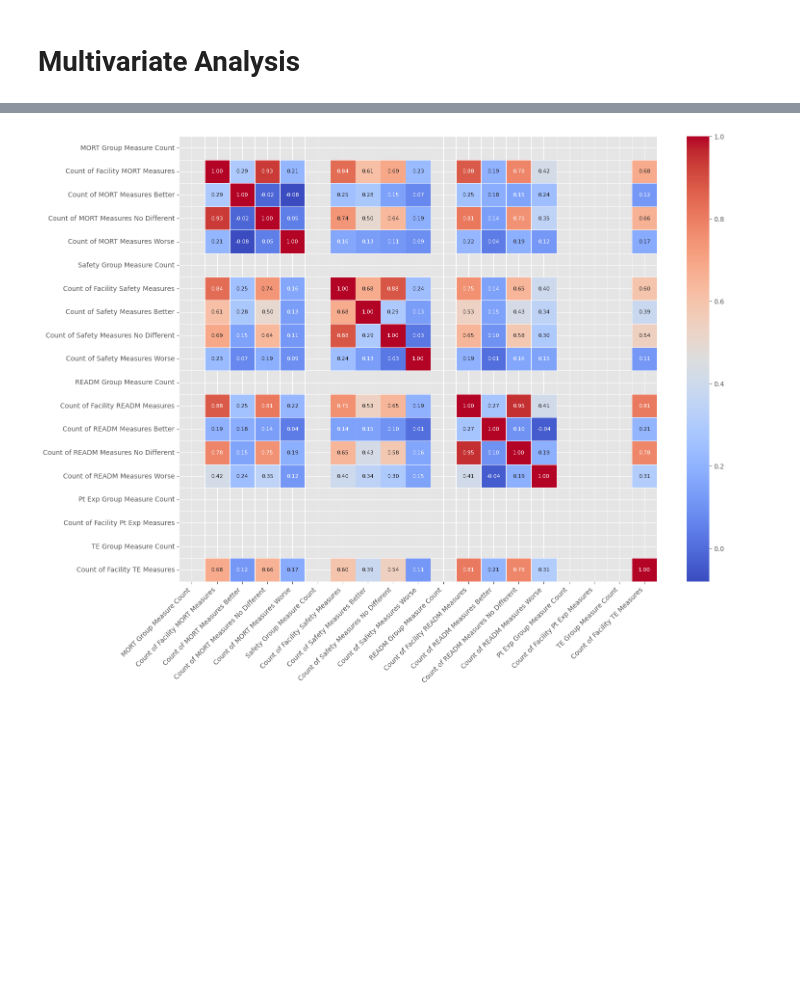
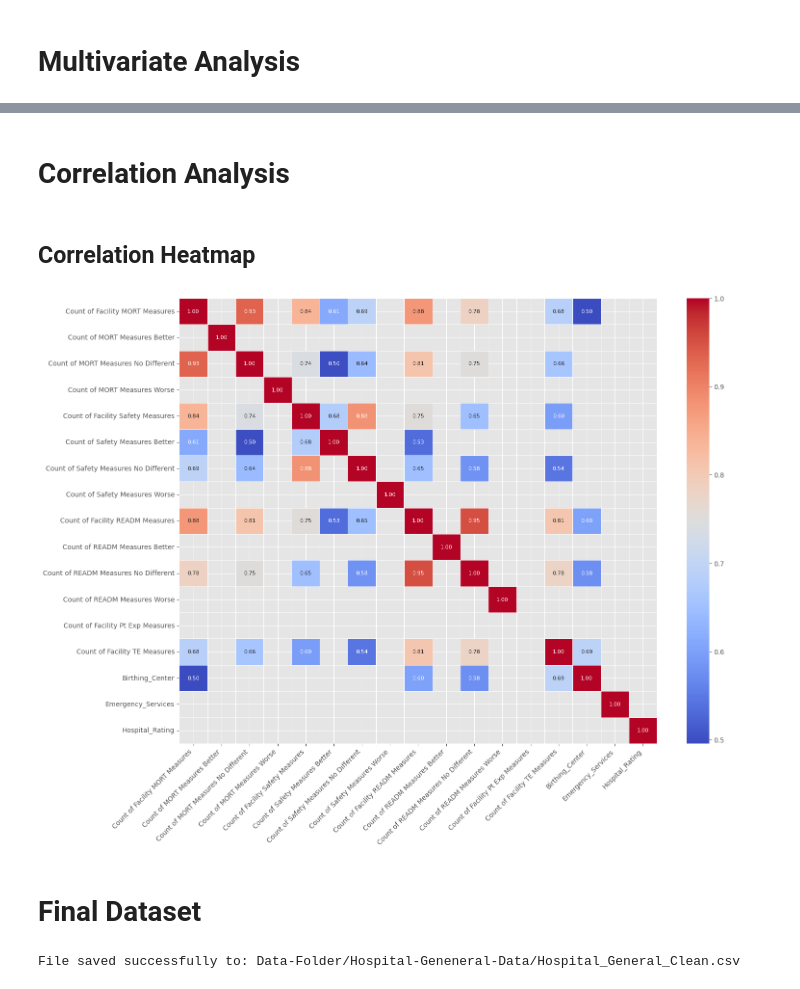
Before and after one commit to austinmallie/ADS599_Capstone, a Jupyter notebook: EDA/HospitalGeneral_EDA.ipynb, the cells around one changed output, grey strips where cells are left out. Drawn from its saved outputs; the diff is of its cells as text; code cells hidden in the pictures; blank space fills up the shorter version.

```diff
--- a/EDA/HospitalGeneral_EDA.ipynb
+++ b/EDA/HospitalGeneral_EDA.ipynb
@@ -113,0 +549,25 @@ for col in object_convert:
+# %%
+#convert count columns to numeric
+count_cols = [
+    "Count of Facility MORT Measures",
+    "Count of MORT Measures Better",
+    "Count of MORT Measures No Different",
+    "Count of MORT Measures Worse",
+    "Count of Facility Safety Measures",
+    "Count of Safety Measures Better",
+    "Count of Safety Measures No Different",
+    "Count of Safety Measures Worse",
+    "Count of Facility READM Measures",
+    "Count of READM Measures Better",
+    "Count of READM Measures No Different",
+    "Count of READM Measures Worse",
+    "Count of Facility Pt Exp Measures",
+    "Count of Facility TE Measures"
+]
+
+for col in count_cols:
+    if col in df.columns:
+        # Convert to numeric, turning 'Not Available' into NaN
+        df[col] = pd.to_numeric(df[col].replace('Not Available', np.nan), errors='coerce')
+    else:
+        print(f"Warning: '{col}' was not found in your DataFrame columns.")
@@ -113,0 +585,4 @@ for col in object_convert:
+# %%
+df['ZIP Code'] =df['ZIP Code'] .astype(str).str.zfill(5)
+# Check how many ZIP codes have 5 characters
+print((df['ZIP Code'].str.len() == 5).value_counts())
@@ -447,0 +896,10 @@ corr_matrix
+# %%
+plt.style.use('ggplot')
+
+for column in conf:
+
+    plt.figure(figsize=(10, 4))
+    sns.histplot(data=df, x=column, hue='Hospital_Rating', kde=False, element="step")
+
+    plt.title(f'Distribution of {column} by Hospital Rating')
+    plt.show()
@@ -448,13 +920,34 @@ corr_matrix
+# %% [markdown]
+# Correlation Analysis
+# %% [markdown]
+## Correlation Heatmap
 # %%
+#significance threshold
+threshold = .49
+corr_matrix = df[conf].corr()
+mask = abs(corr_matrix) < threshold
 # Create a heatmap
 plt.figure(figsize=(16, 12))
-heatmap = sns.heatmap(corr_matrix, annot=True, fmt=".2f", cmap='coolwarm', linewidths=0.5, annot_kws={"size": 8})
+heatmap = sns.heatmap(corr_matrix, mask=mask, annot=True, fmt=".2f", cmap='coolwarm', linewidths=0.5, annot_kws={"size": 8})
 
 # Rotate the x and y labels for better readability
 plt.xticks(rotation=45, ha='right')
 plt.yticks(rotation=0)
 
 # Show the heatmap
 plt.show()
 # %% [output]
-[figure, old version]
+[figure, new version]
+# %% [markdown]
+# Final Dataset
+# %%
+import os
+folder_path = "Data-Folder/Hospital-Geneneral-Data/"
+
+#save dataframe to github
+file_name = "Hospital_General_Clean.csv"
+df.to_csv(os.path.join(folder_path, file_name), index=False)
+
+print(f"File saved successfully to: {folder_path}{file_name}")
+# %% [output]
+File saved successfully to: Data-Folder/Hospital-Geneneral-Data/Hospital_General_Clean.csv
```
Also changed, not shown: parts of 82 cells of this notebook.
